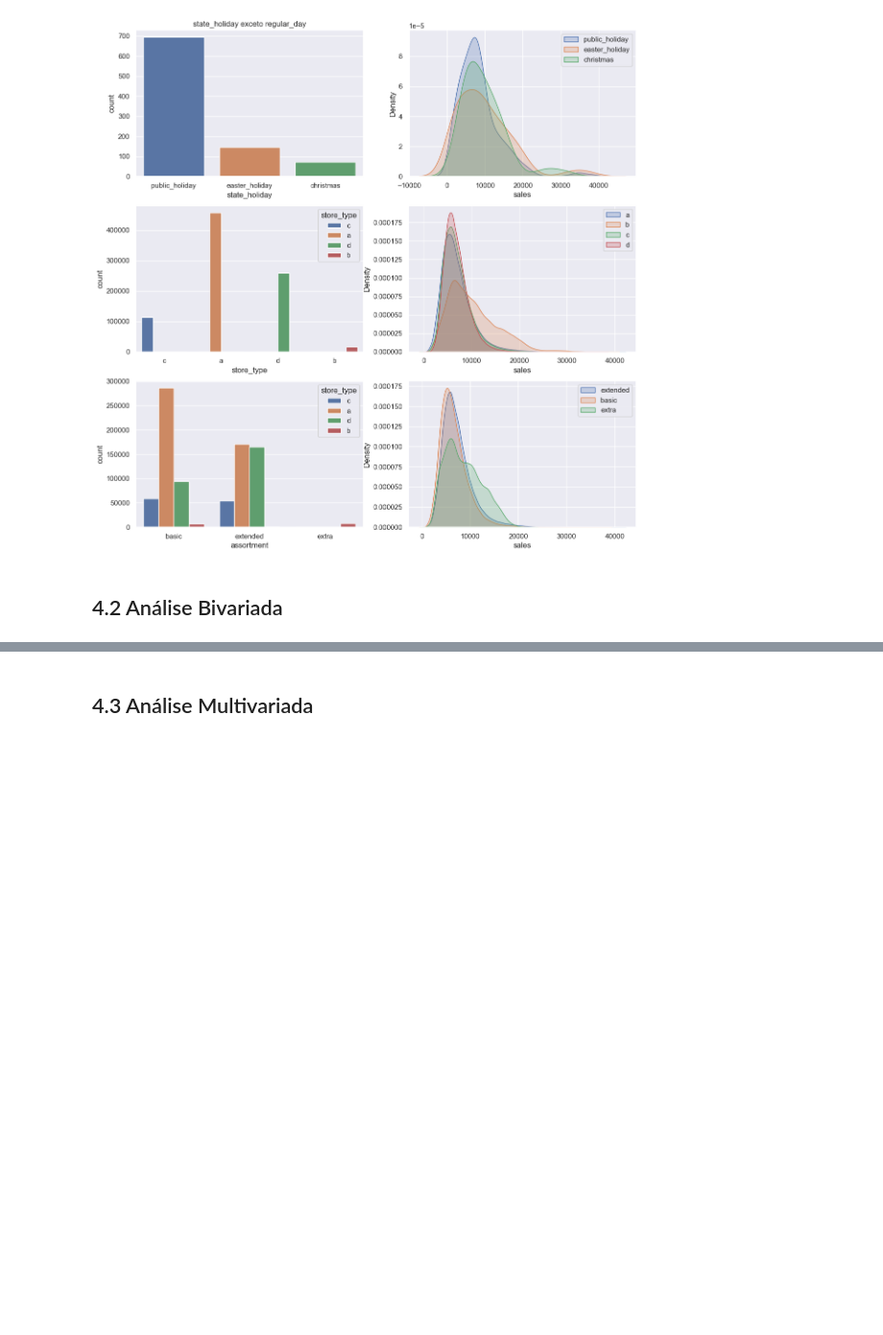
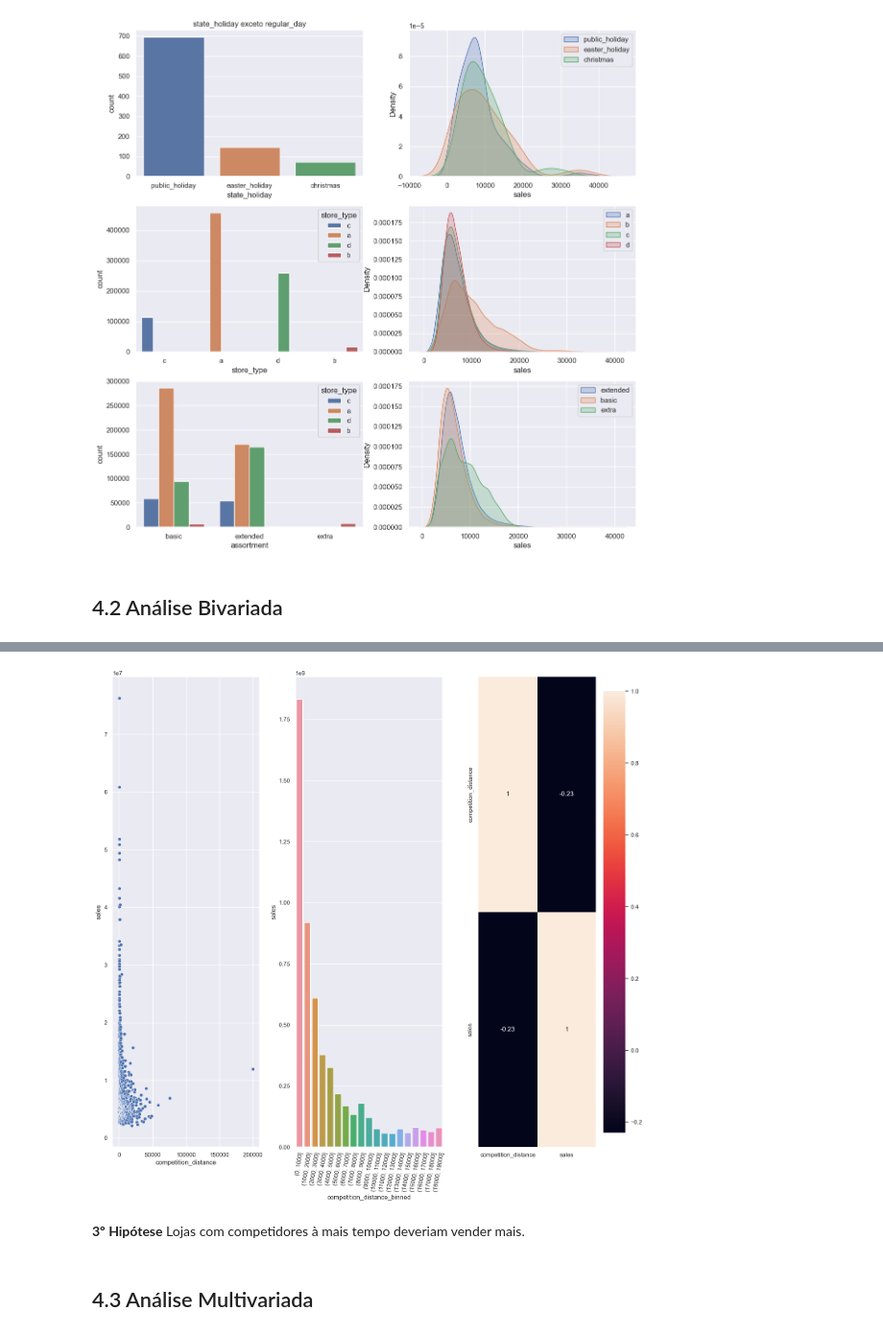
Before and after one commit to alan-csantos/portfolio, a Jupyter notebook: rossmann_store_sales/store_sales_prediction_v01.ipynb, the cells around one changed output, grey strips where cells are left out. Shown at 96% size. Drawn from its saved outputs; the diff is of its cells as text; code cells hidden in the pictures; blank space fills up the shorter version.

```diff
--- a/rossmann_store_sales/store_sales_prediction_v01.ipynb
+++ b/rossmann_store_sales/store_sales_prediction_v01.ipynb
@@ -456,2 +485,26 @@ plt.legend(labels=["extended","basic","extra"]);
+# %%
+
+total_competition_distance = df4[['competition_distance','sales']].groupby('competition_distance').sum().reset_index()
+
+
+plt.subplot(1,3,1)
+sns.scatterplot(x='competition_distance', y='sales', data=total_competition_distance);
+
+
+# Grafico de Barras mostrando comportamento de vendas por competidores.
+plt.subplot(1,3,2)
+total_competition_distance_bin = total_competition_distance
+total_competition_distance_bin['competition_distance_binned']  = pd.cut(total_competition_distance['competition_distance'], bins=list(np.arange(0, 20000, 1000)))
+total_competition_distance_bin = total_competition_distance_bin[['competition_distance_binned','sales']].groupby('competition_distance_binned').sum().reset_index()
+sns.barplot(x='competition_distance_binned', y='sales', data=total_competition_distance_bin);
+plt.xticks(rotation=80)
+plt.tight_layout()
+
+plt.subplot(1,3,3)
+sns.heatmap(total_competition_distance.corr(method='pearson'), annot=True);
+# %% [output]
+[figure, added]
+# %% [markdown]
+**3º Hipótese** Lojas com competidores à mais tempo deveriam vender mais.
 # %% [markdown]
 ## 4.3 Análise Multivariada
```
Also changed, not shown: parts of 5 cells of this notebook.
